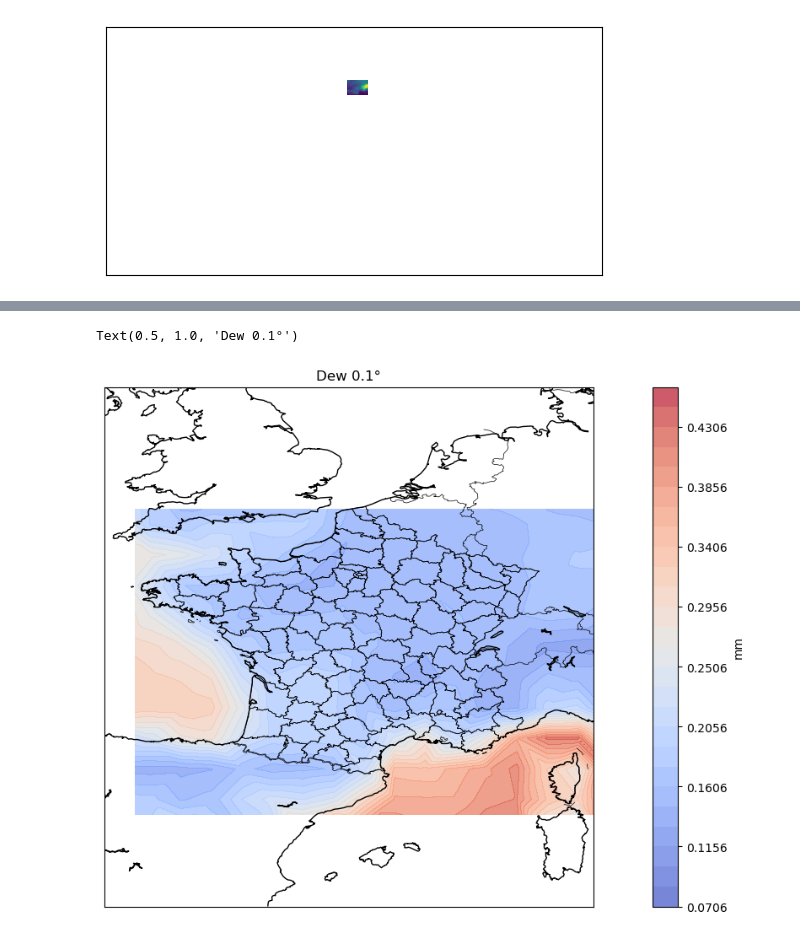
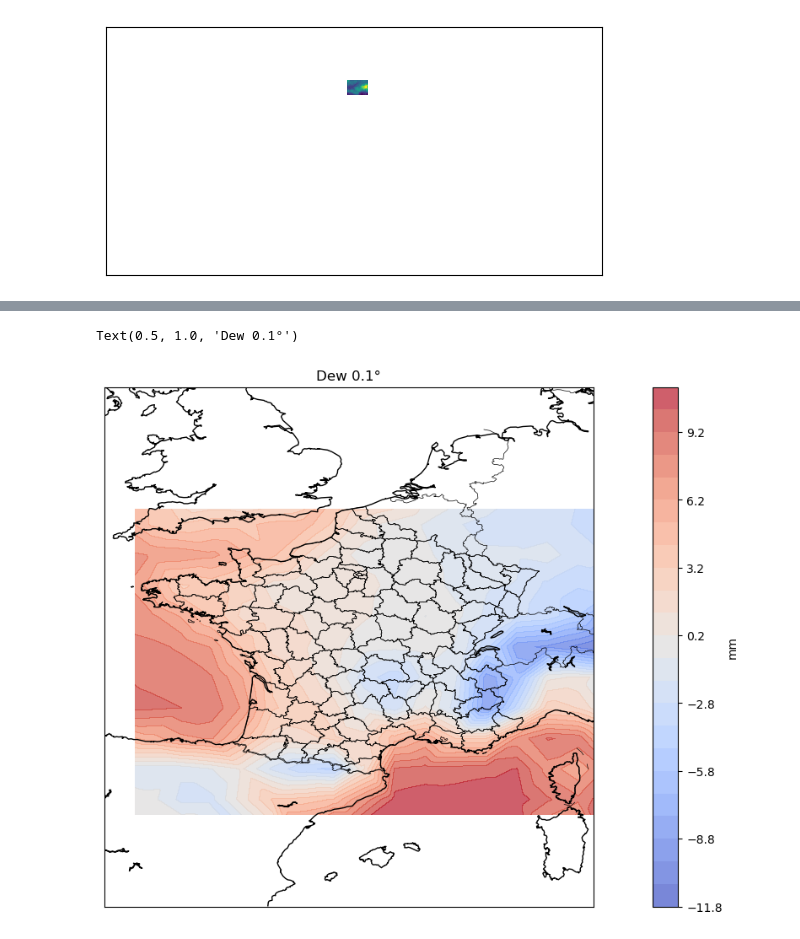
Before and after one commit to aleexv6/Meteo, a Jupyter notebook: YieldModel/data/forecast/gather_forecast_data.ipynb, the cells around one changed output, grey strips where cells are left out. Drawn from its saved outputs; the diff is of its cells as text; code cells hidden in the pictures.

```diff
--- a/YieldModel/data/forecast/gather_forecast_data.ipynb
+++ b/YieldModel/data/forecast/gather_forecast_data.ipynb
@@ -342,14 +359,14 @@ merged.to_csv("currentYear/weather_forecast.csv")
 # %%
 plt.figure(figsize=(18,8))
 m = Basemap(projection='cyl', resolution='i',
             llcrnrlat=38,  urcrnrlat=55, llcrnrlon=-6, urcrnrlon=10)
 m.readshapefile("shp/geojsonfrance_corse_20", 'franceDep', drawbounds=True)
 m.drawcoastlines()
 m.drawcountries()
-temperature_range = np.arange(np.min(vpd[0] - 0.05), np.max(vpd[0] + 0.05), 0.015)
-contour = m.contourf(lon_grid, lat_grid, vpd[0], levels=temperature_range, cmap='coolwarm', alpha=0.7)
+temperature_range = np.arange(np.min(tempMinRaw[0] - 1), np.max(tempMinRaw[0] + 1), 1)
+contour = m.contourf(lon_grid, lat_grid, tempMinRaw[0], levels=temperature_range, cmap='coolwarm', alpha=0.7)
 cbar = plt.colorbar(contour, orientation='vertical', label="mm")
 plt.title("Dew 0.1°")
 # %% [output]
 Text(0.5, 1.0, 'Dew 0.1°')
-[figure, old version]
+[figure, new version]
```
Also changed, not shown: parts of 3 cells of this notebook, 10 other files.
